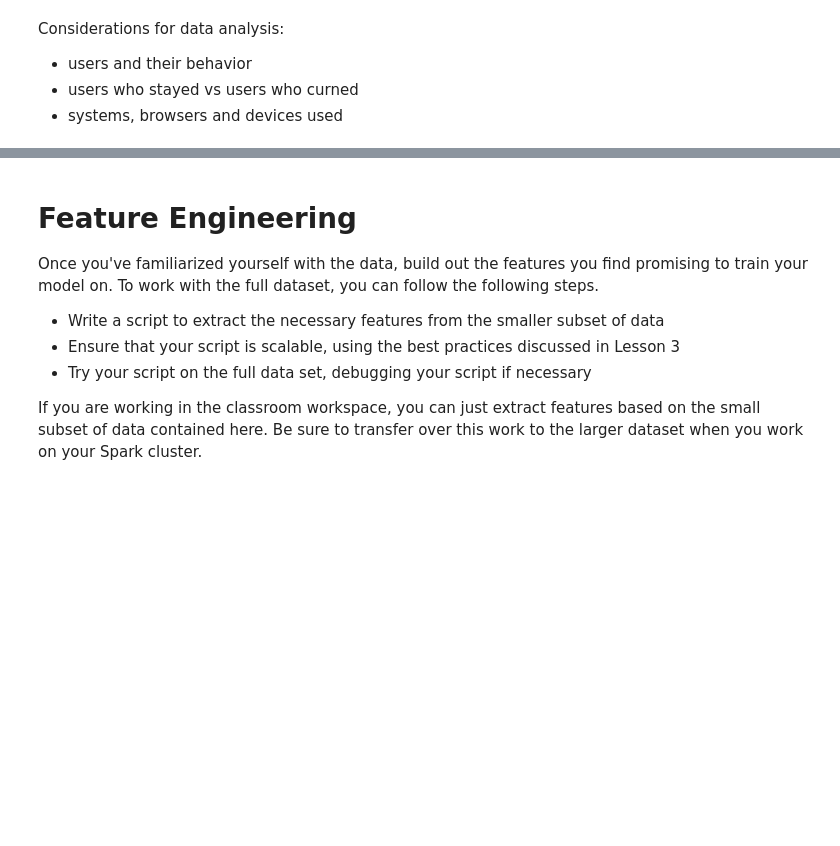
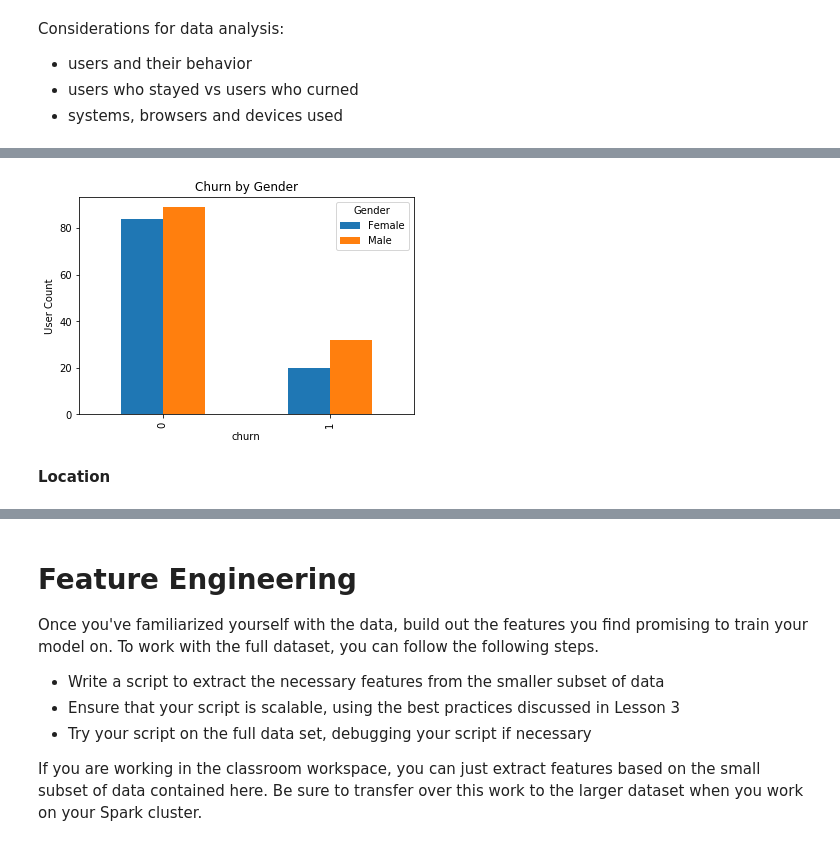
Before and after one commit to mh2065/capstone-project, a Jupyter notebook: Sparkify.ipynb, the cells around one changed output, grey strips where cells are left out. Cells and saved outputs as stored; diff of their text form; code cells hidden in the pictures; blank space fills up the shorter version.

```diff
--- a/Sparkify.ipynb
+++ b/Sparkify.ipynb
@@ -561,0 +574,30 @@ plt.xticks(rotation=0);
+# %%
+# filter out user ids that are not in churn list and group by churn and gender
+df1 = df.select("userId", "gender", 'churn').filter(~df.userId.isin(churned_users)).distinct().groupBy(["churn", "gender"]).count().sort('churn')
+# %%
+# select churend users in a second df and group by churn and gender
+df2 = df.select("userId", "gender", 'churn').where(df.churn == 1).groupBy(["churn", "gender"]).count().sort('churn')
+# %%
+# concatenate both results
+df_gender_churn = df1.union(df2)
+df_male_churn = df_gender_churn.where(df_gender_churn.gender == 'M')
+df_female_churn = df_gender_churn.where(df_gender_churn.gender == 'F')
+# %%
+# add percent column
+df_gender_churn = df_gender_churn\
+    .withColumn('percent', round(col('count') / sum('count')\
+    .over(Window.partitionBy()), 2))
+
+# male only chrun ratio
+df_male_churn = df_male_churn\
+    .withColumn('percent', round(col('count') / sum('count')\
+    .over(Window.partitionBy()), 2))
+
+# female only churn ratio
+df_female_churn = df_female_churn\
+    .withColumn('percent', round(col('count') / sum('count')\
+    .over(Window.partitionBy()), 2))
+
+df_gender_churn.show()
+df_male_churn.show()
+df_female_churn.show()
@@ -561,0 +624,10 @@ plt.xticks(rotation=0);
+# %%
+# visualize churn by gender
+df_gender_churn_pd = df_gender_churn.toPandas()
+
+df_gender_churn_pd[['churn', 'gender', 'count']].groupby(['churn', 'gender']).sum().unstack().plot(kind='bar')
+plt.title('Churn by Gender')
+plt.ylabel('User Count')
+plt.legend(title='Gender', labels=['Female', 'Male'], loc='best');
+# %% [output]
+[figure, added]
@@ -561,0 +644,2 @@ plt.xticks(rotation=0);
+# %% [markdown]
+<b>Location
```
Also changed, not shown: parts of 124 cells of this notebook.
